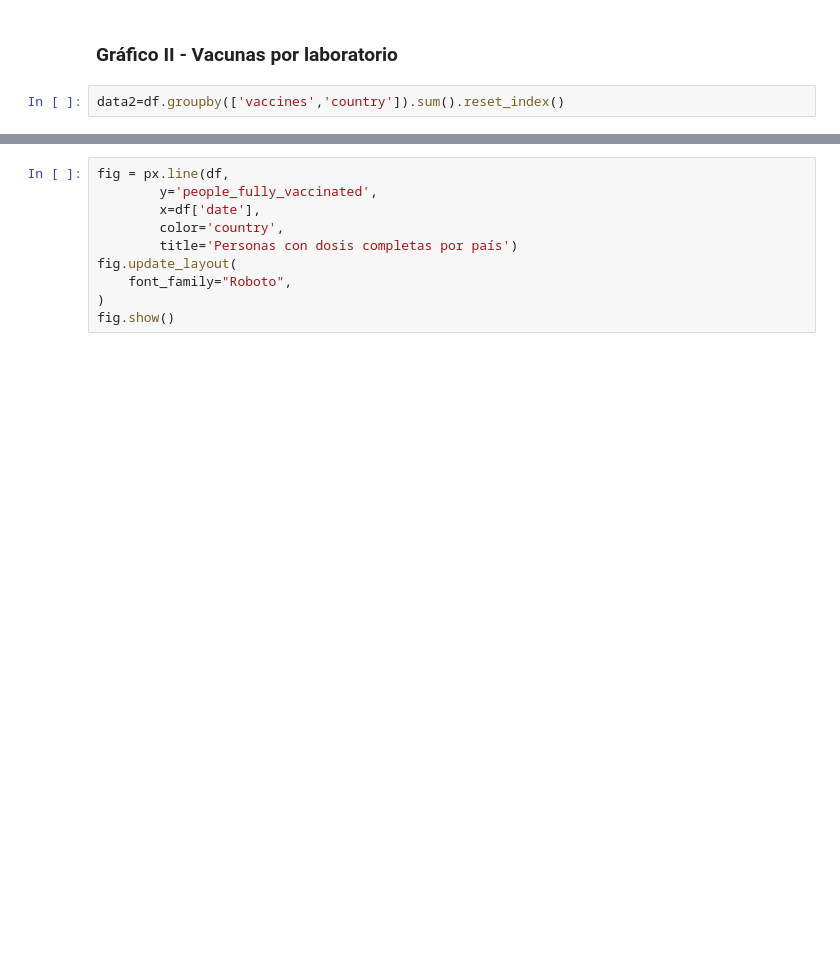
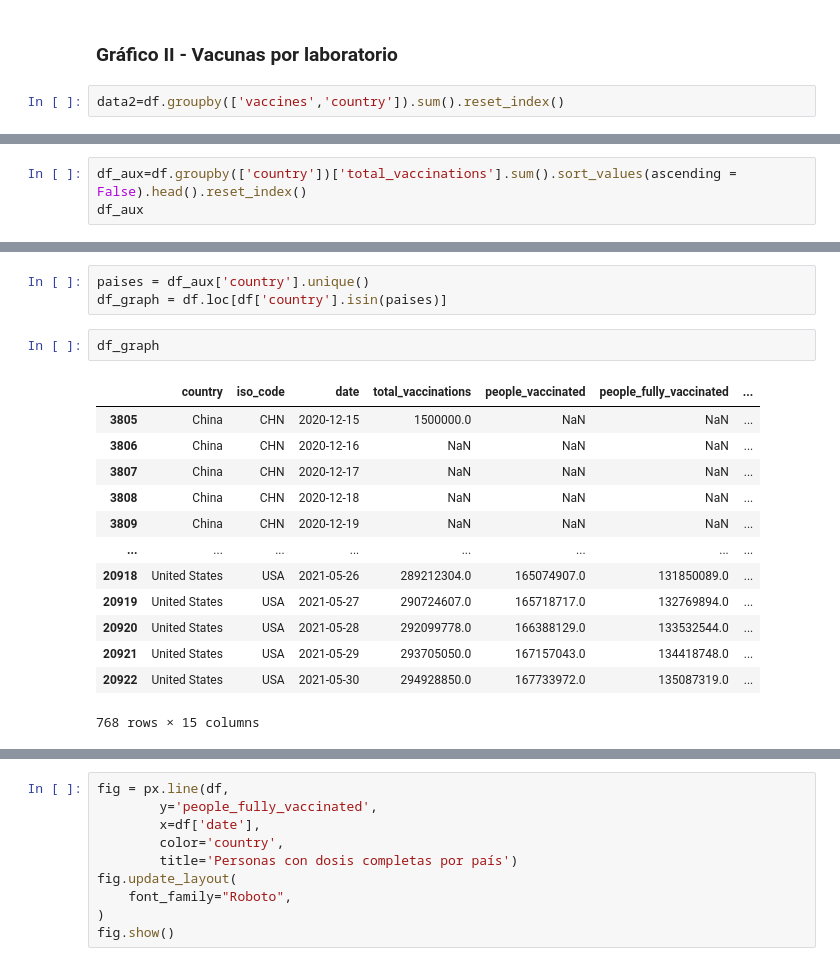
Before and after one commit to matog/FlacsoBigData, a Jupyter notebook: EDA-Vacunas-Covid.ipynb, the cells around one changed output, grey strips where cells are left out. Drawn from its saved outputs; the diff is of its cells as text; blank space fills up the shorter version.

```diff
--- a/EDA-Vacunas-Covid.ipynb
+++ b/EDA-Vacunas-Covid.ipynb
@@ -323,0 +312,3 @@ df_linea.head()
+# %%
+df_aux=df.groupby(['country'])['total_vaccinations'].sum().sort_values(ascending = False).head().reset_index()
+df_aux
@@ -324 +322,20 @@ df_linea.head()
+# %%
+paises = df_aux['country'].unique()
+df_graph = df.loc[df['country'].isin(paises)]
+# %%
+df_graph
+# %% [output]
+|  | country | iso_code | date | total_vaccinations | people_vaccinated | people_fully_vaccinated | ... |
+| 3805 | China | CHN | 2020-12-15 | 1500000.0 | NaN | NaN | ... |
+| 3806 | China | CHN | 2020-12-16 | NaN | NaN | NaN | ... |
+| 3807 | China | CHN | 2020-12-17 | NaN | NaN | NaN | ... |
+| 3808 | China | CHN | 2020-12-18 | NaN | NaN | NaN | ... |
+| 3809 | China | CHN | 2020-12-19 | NaN | NaN | NaN | ... |
+| ... | ... | ... | ... | ... | ... | ... | ... |
+| 20918 | United States | USA | 2021-05-26 | 289212304.0 | 165074907.0 | 131850089.0 | ... |
+| 20919 | United States | USA | 2021-05-27 | 290724607.0 | 165718717.0 | 132769894.0 | ... |
+| 20920 | United States | USA | 2021-05-28 | 292099778.0 | 166388129.0 | 133532544.0 | ... |
+| 20921 | United States | USA | 2021-05-29 | 293705050.0 | 167157043.0 | 134418748.0 | ... |
+| 20922 | United States | USA | 2021-05-30 | 294928850.0 | 167733972.0 | 135087319.0 | ... |
+768 rows × 15 columns
 # %%
```
Also changed, not shown: parts of 9 cells of this notebook.
